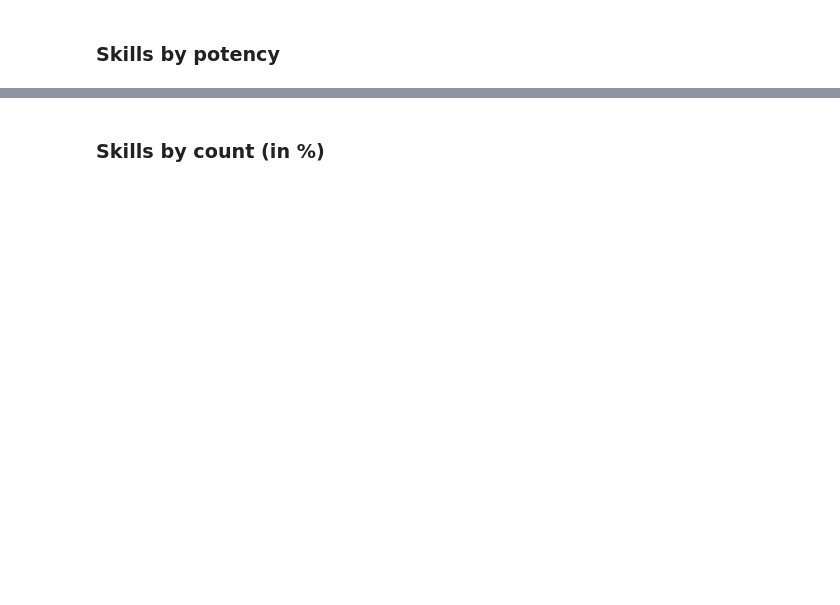
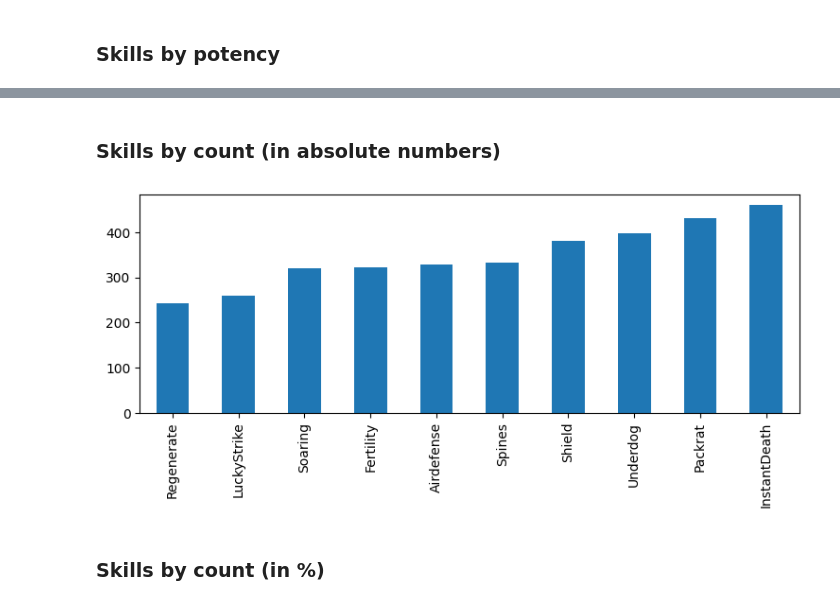
Before and after one commit to ymyke/cardio, a Jupyter notebook: cardio/blueprints/blueprint_stats.ipynb, the cells around one changed output, grey strips where cells are left out. Saved outputs shown, nothing was run; the diff lists cells and outputs as text; code cells hidden in the pictures; blank space fills up the shorter version.

```diff
--- a/cardio/blueprints/blueprint_stats.ipynb
+++ b/cardio/blueprints/blueprint_stats.ipynb
@@ -66,6 +67,14 @@ for s in sorted_skills:
   2 Soaring 🪁
   1 Air Defense 🚀
   0 Lucky Strike 🍀
+# %% [markdown]
+### Skills by count (in absolute numbers)
+# %%
+counts = df[skill_names].apply(pd.value_counts, normalize=False).loc[True].sort_values()
+ax = counts.plot(kind="bar", rot=0)
+_ = ax.set_xticklabels(ax.get_xticklabels(), rotation=90)
+# %% [output]
+[figure, added]
 # %% [markdown]
 ### Skills by count (in %)
 # %%
```
Also changed, not shown: parts of 18 cells of this notebook.
